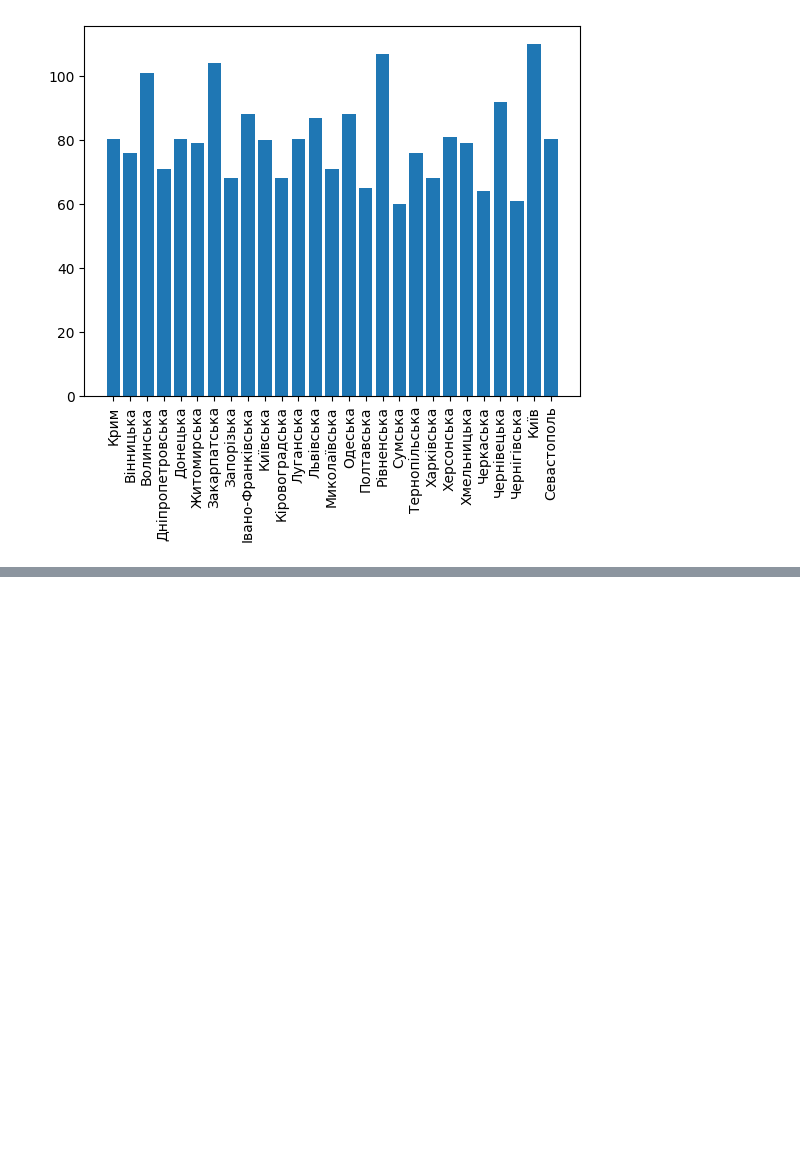
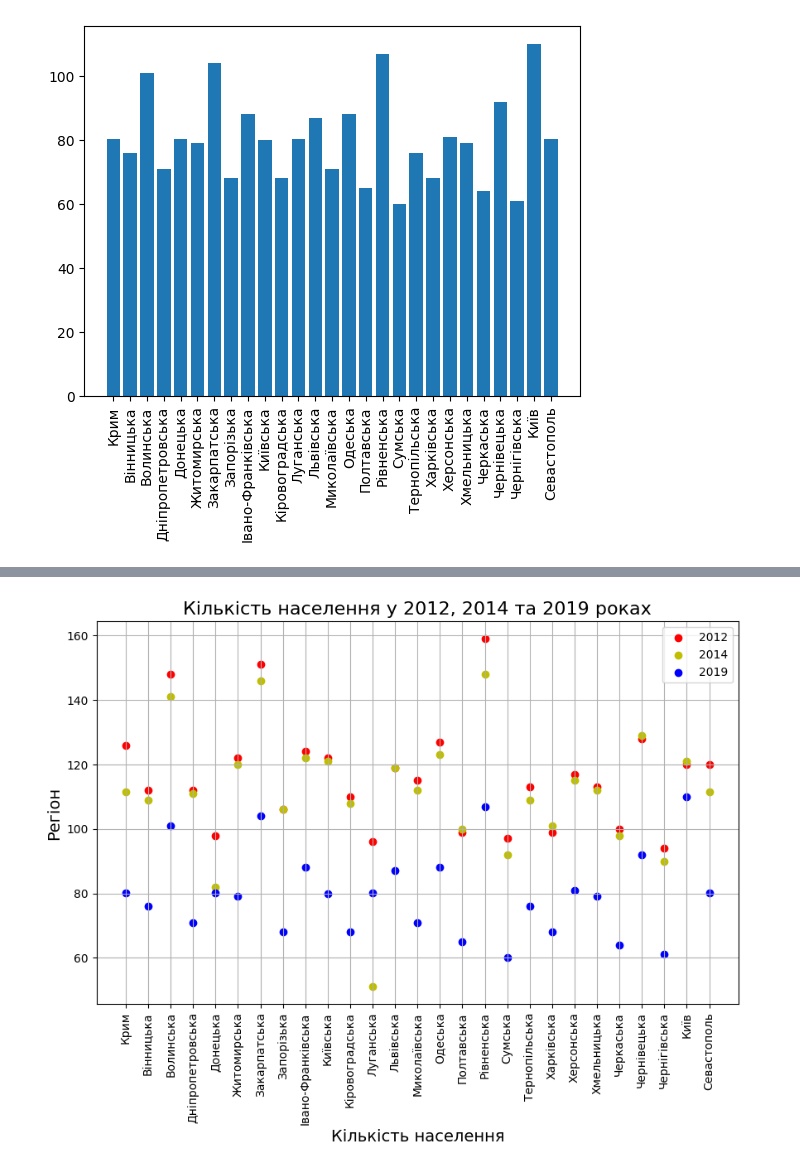
Before and after one commit to Sedzay/les4, a Jupyter notebook: Hw2_1.ipynb, the cells around one changed output, grey strips where cells are left out. Saved outputs shown, nothing was run; the diff lists cells and outputs as text; code cells hidden in the pictures; blank space fills up the shorter version.

```diff
--- a/Hw2_1.ipynb
+++ b/Hw2_1.ipynb
@@ -169,0 +182,15 @@ plt.show()
+# %%
+# Побудова графіка розсіювання
+plt.figure(figsize=(10, 6))
+plt.scatter(table['Регіон'], table['2012'], color='r', marker='o', label='2012')
+plt.scatter(table['Регіон'], table['2014'], color='y', marker='o', label='2014')
+plt.scatter(table['Регіон'], table['2019'], color='b', marker='o', label='2019')
+plt.title('Кількість населення у 2012, 2014 та 2019 роках', fontsize=16)
+plt.xlabel('Кількість населення', fontsize=14)
+plt.ylabel('Регіон', fontsize=14)
+plt.xticks(rotation=90)
+plt.grid(True)
+plt.legend()
+plt.show()
+# %% [output]
+[figure, added]
```
Also changed, not shown: parts of 2 cells of this notebook.
